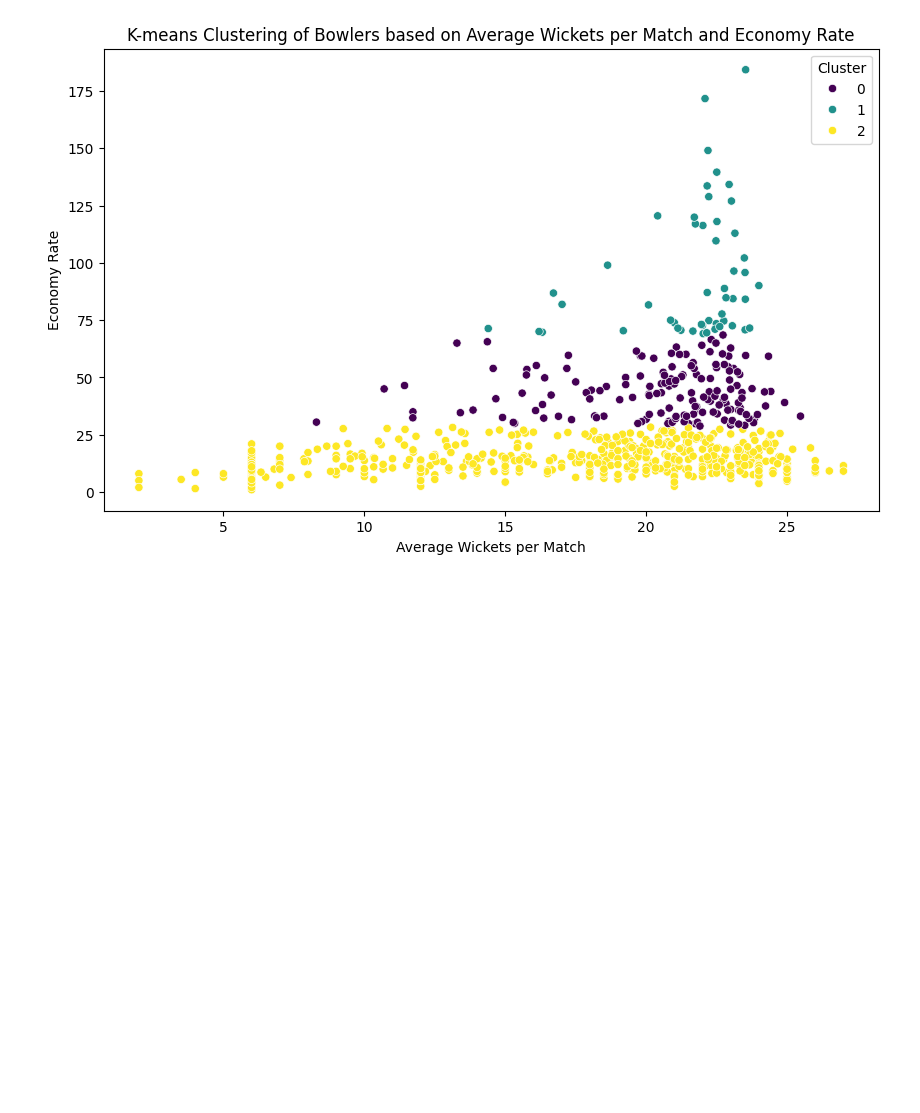
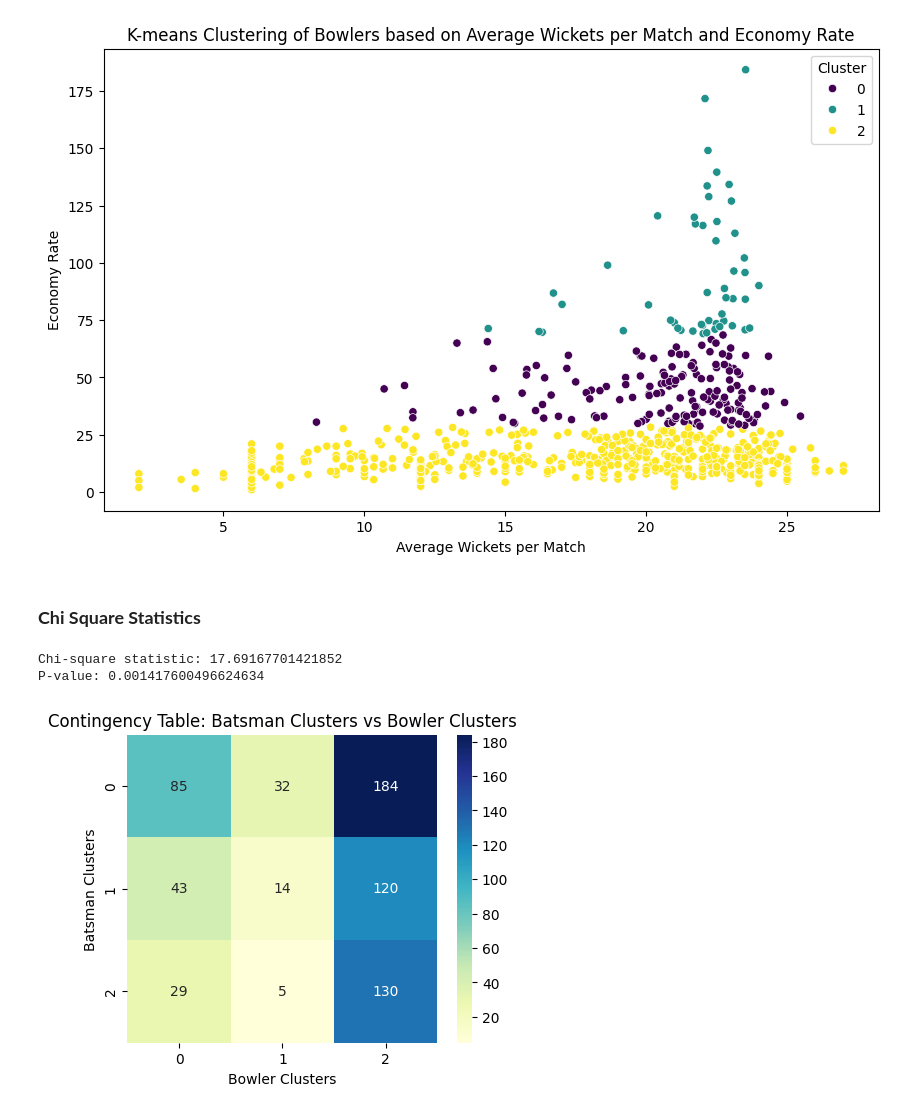
Before and after one commit to 19Kaumini/e19-co544-cricket-analytics-and-prediction, a Jupyter notebook: EDA/Batsman_and_Bowler_Clustering.ipynb, the cells around one changed output. Drawn from its saved outputs; the diff is of its cells as text; code cells hidden in the pictures; blank space fills up the shorter version.

Commit message:
Calculate chi square statistics

```diff
--- a/EDA/Batsman_and_Bowler_Clustering.ipynb
+++ b/EDA/Batsman_and_Bowler_Clustering.ipynb
@@ -349,3 +349,5 @@ plt.legend(title='Cluster')
 plt.show()
 # %% [output]
 [figure]
+# %% [markdown]
+### **Chi Square Statistics**
@@ -351,0 +356,25 @@ plt.show()
+# %%
+# Merge batsman and bowler metrics on common players
+merged_metrics = pd.merge(batsman_metrics, bowler_metrics, left_on='batter', right_on='bowler')
+
+# Create a contingency table
+contingency_table = pd.crosstab(merged_metrics['batsman_cluster'], merged_metrics['bowler_cluster'])
+
+# Perform the chi-square test
+chi2, p, dof, expected = chi2_contingency(contingency_table)
+
+print(f"Chi-square statistic: {chi2}")
+print(f"P-value: {p}")
+# %% [output]
+Chi-square statistic: 17.69167701421852
+P-value: 0.001417600496624634
+# %%
+# Plot heatmap of the contingency table
+plt.figure(figsize=(5, 4))
+sns.heatmap(contingency_table, annot=True, cmap="YlGnBu", fmt="d")
+plt.title('Contingency Table: Batsman Clusters vs Bowler Clusters')
+plt.xlabel('Bowler Clusters')
+plt.ylabel('Batsman Clusters')
+plt.show()
+# %% [output]
+[figure, added]
```
Also changed, not shown: parts of 2 cells of this notebook.
